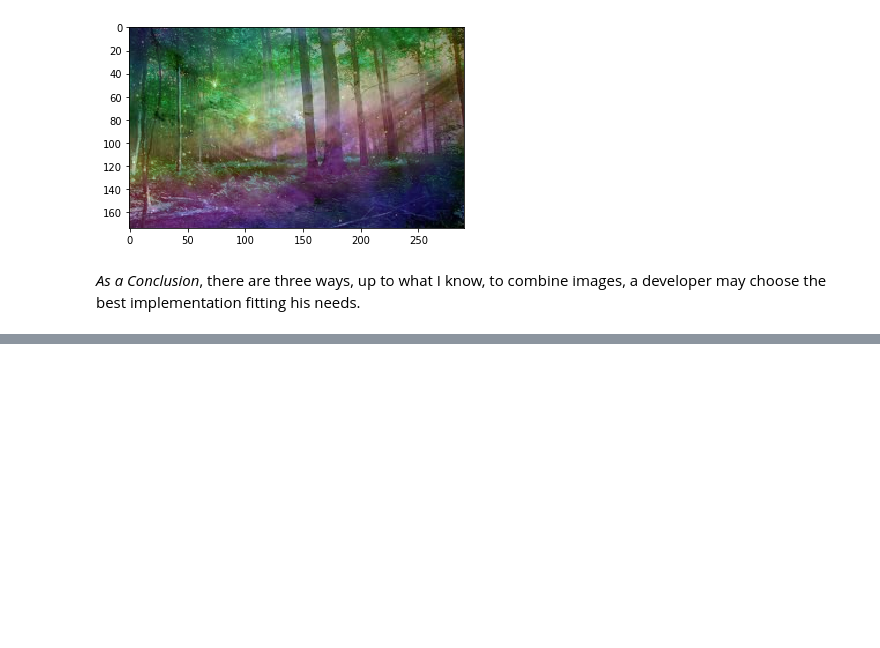
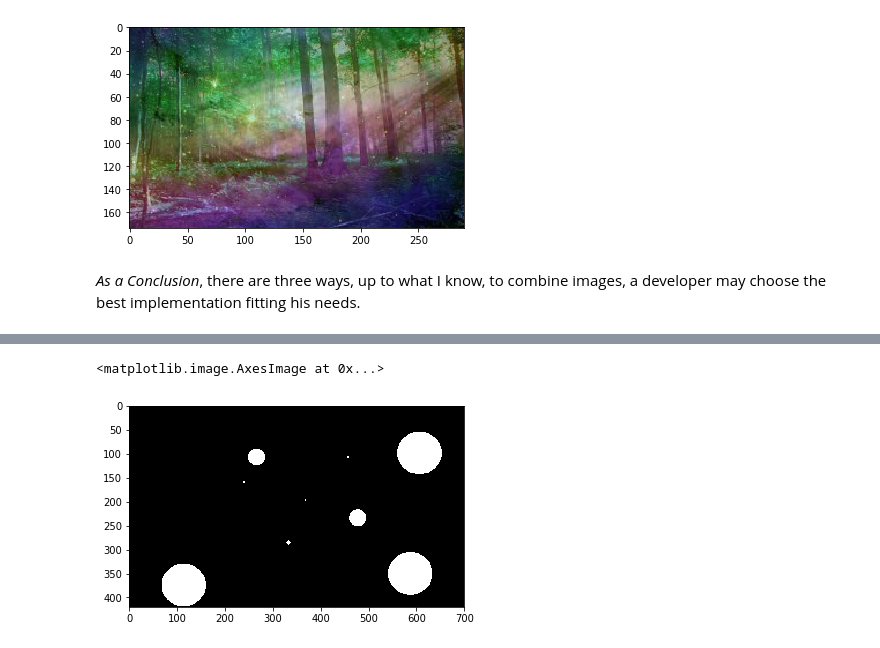
Before and after one commit to MagedSaeed/age_gender_recognition, a Jupyter notebook: preparing/Maged/Image Operations.ipynb, the cells around one changed output, grey strips where cells are left out. Drawn from its saved outputs; the diff is of its cells as text; code cells hidden in the pictures; blank space fills up the shorter version.

```diff
--- a/preparing/Maged/Image Operations.ipynb
+++ b/preparing/Maged/Image Operations.ipynb
@@ -283,0 +400,12 @@ _As a Conclusion_, there are three ways, up to what I know, to combine images, a
+# %%
+
+clrd_crls_only_blue = clrd_crls.copy()
+hsv = cv2.cvtColor(clrd_crls_only_blue, cv2.COLOR_BGR2HSV)
+lower_blue = np.array([75,50,50])
+upper_blue = np.array([130, 255, 255])
+mask = cv2.inRange(hsv, lower_blue, upper_blue)
+res = cv2.bitwise_and(clrd_crls_only_blue, clrd_crls_only_blue, mask = mask)
+plt.imshow(mask, cmap='gray')
+# %% [output]
+<matplotlib.image.AxesImage at 0x...>
+[figure, added]
```
Also changed, not shown: parts of 23 cells of this notebook, 21 other files.
